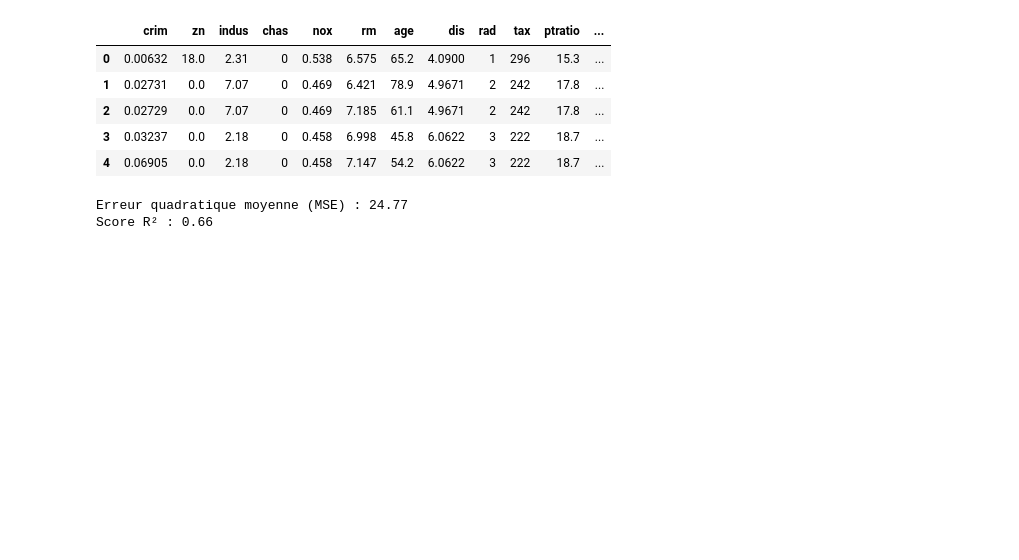
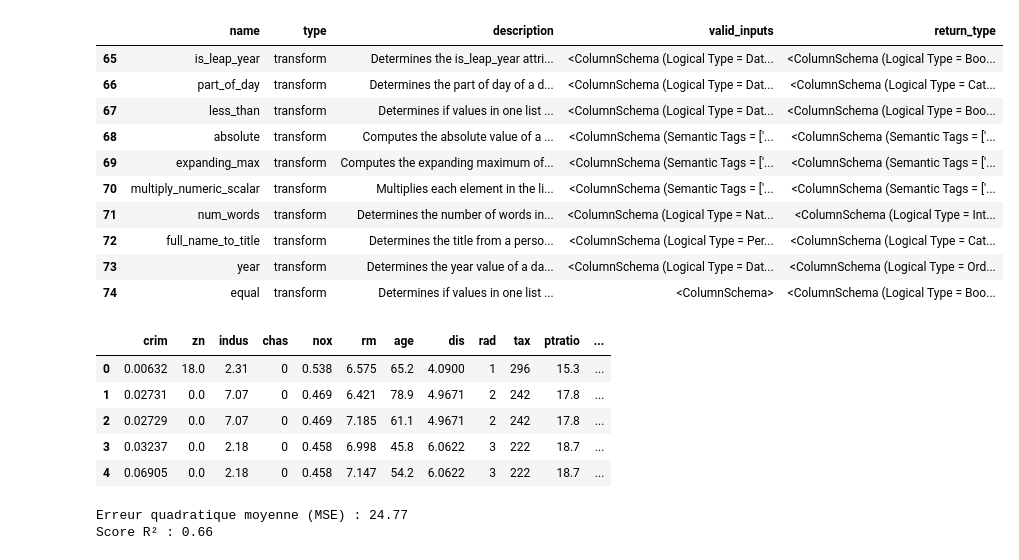
Before and after one commit to kiswayODG/AutoFE, a Jupyter notebook: bostonHousing.ipynb, the cells around one changed output. Cells and saved outputs as stored; diff of their text form; code cells hidden in the pictures; blank space fills up the shorter version.

```diff
--- a/bostonHousing.ipynb
+++ b/bostonHousing.ipynb
@@ -8,6 +8,20 @@ from sklearn.linear_model import LinearRegression
 from sklearn.metrics import mean_squared_error, r2_score,accuracy_score, classification_report, confusion_matrix
 from autofeat import AutoFeatRegressor
 import featuretools as ft
+# %%
+transform_pirmitive = ft.list_primitives()[ft.list_primitives()['type'] == 'transform'].head(10)
+# %% [output]
+|  | name | type | description | valid_inputs | return_type |
+| 65 | is_leap_year | transform | Determines the is_leap_year attri... | <ColumnSchema (Logical Type = Dat... | <ColumnSchema (Logical Type = Boo... |
+| 66 | part_of_day | transform | Determines the part of day of a d... | <ColumnSchema (Logical Type = Dat... | <ColumnSchema (Logical Type = Cat... |
+| 67 | less_than | transform | Determines if values in one list ... | <ColumnSchema (Logical Type = Dat... | <ColumnSchema (Logical Type = Boo... |
+| 68 | absolute | transform | Computes the absolute value of a ... | <ColumnSchema (Semantic Tags = ['... | <ColumnSchema (Semantic Tags = ['... |
+| 69 | expanding_max | transform | Computes the expanding maximum of... | <ColumnSchema (Semantic Tags = ['... | <ColumnSchema (Semantic Tags = ['... |
+| 70 | multiply_numeric_scalar | transform | Multiplies each element in the li... | <ColumnSchema (Semantic Tags = ['... | <ColumnSchema (Semantic Tags = ['... |
+| 71 | num_words | transform | Determines the number of words in... | <ColumnSchema (Logical Type = Nat... | <ColumnSchema (Logical Type = Int... |
+| 72 | full_name_to_title | transform | Determines the title from a perso... | <ColumnSchema (Logical Type = Per... | <ColumnSchema (Logical Type = Cat... |
+| 73 | year | transform | Determines the year value of a da... | <ColumnSchema (Logical Type = Dat... | <ColumnSchema (Logical Type = Ord... |
+| 74 | equal | transform | Determines if values in one list ... | <ColumnSchema> | <ColumnSchema (Logical Type = Boo... |
 # %%
 df = pd.read_csv('bostonHousing.csv')
 df.head()
```
Also changed, not shown: parts of 1 cell of this notebook, 4 other files.
